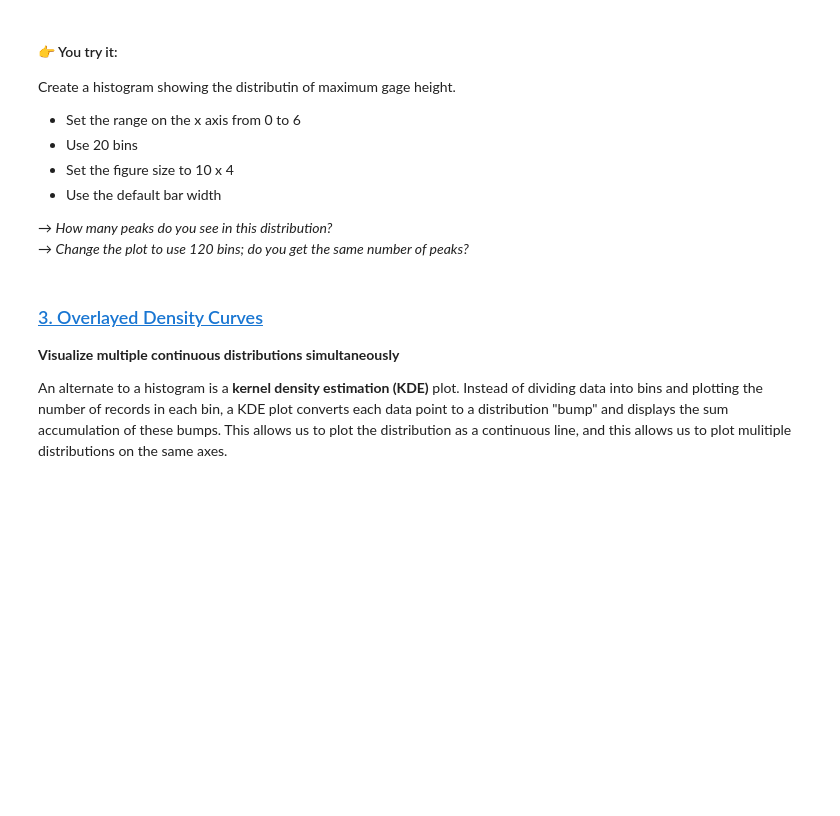
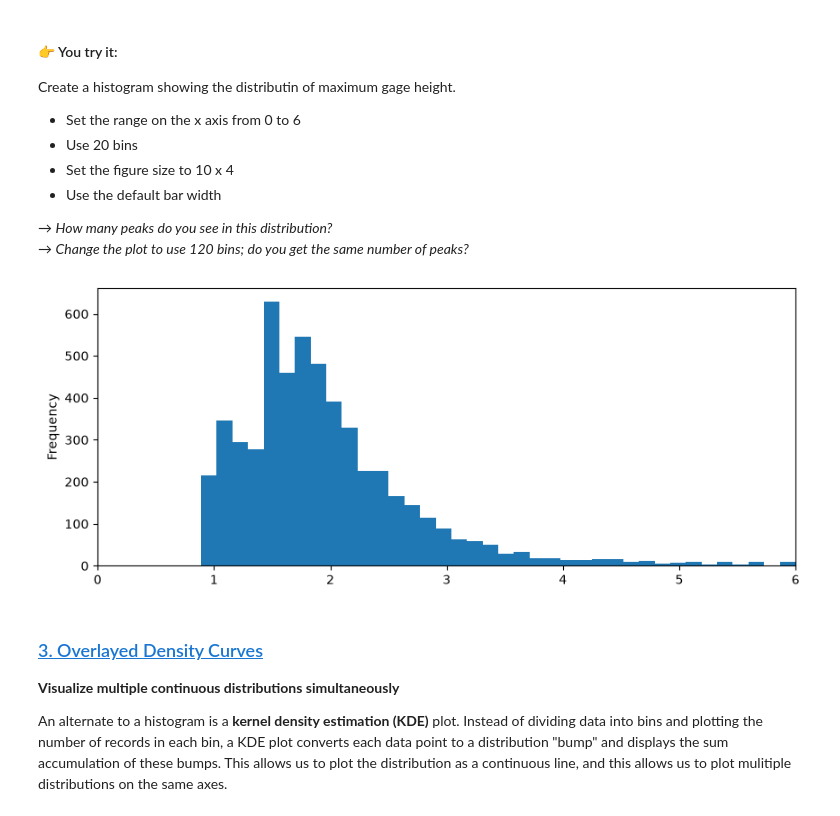
Before and after one commit to sarahj-hall/ENV700, a Jupyter notebook: Lessons/M3-2-data-exploration-visual-exploration.ipynb, the cells around one changed output. Saved outputs shown, nothing was run; the diff lists cells and outputs as text; code cells hidden in the pictures; blank space fills up the shorter version.

```diff
--- a/Lessons/M3-2-data-exploration-visual-exploration.ipynb
+++ b/Lessons/M3-2-data-exploration-visual-exploration.ipynb
@@ -179,6 +204,10 @@ Create a histogram showing the distributin of maximum gage height.
 
 → *How many peaks do you see in this distribution?*
 → *Change the plot to use 120 bins; do you get the same number of peaks?*
+# %%
+USGS_flow_data["gage_height_max"].plot(kind='hist', bins=120, xlim=(0,6), figsize=(10,4));
+# %% [output]
+[figure, added]
 # %% [markdown]
 ### [3. Overlayed Density Curves](https://pandas.pydata.org/docs/reference/api/pandas.Series.plot.kde.html)
 **Visualize multiple continuous distributions simultaneously**
```
Also changed, not shown: parts of 11 cells of this notebook, 1 other file.
